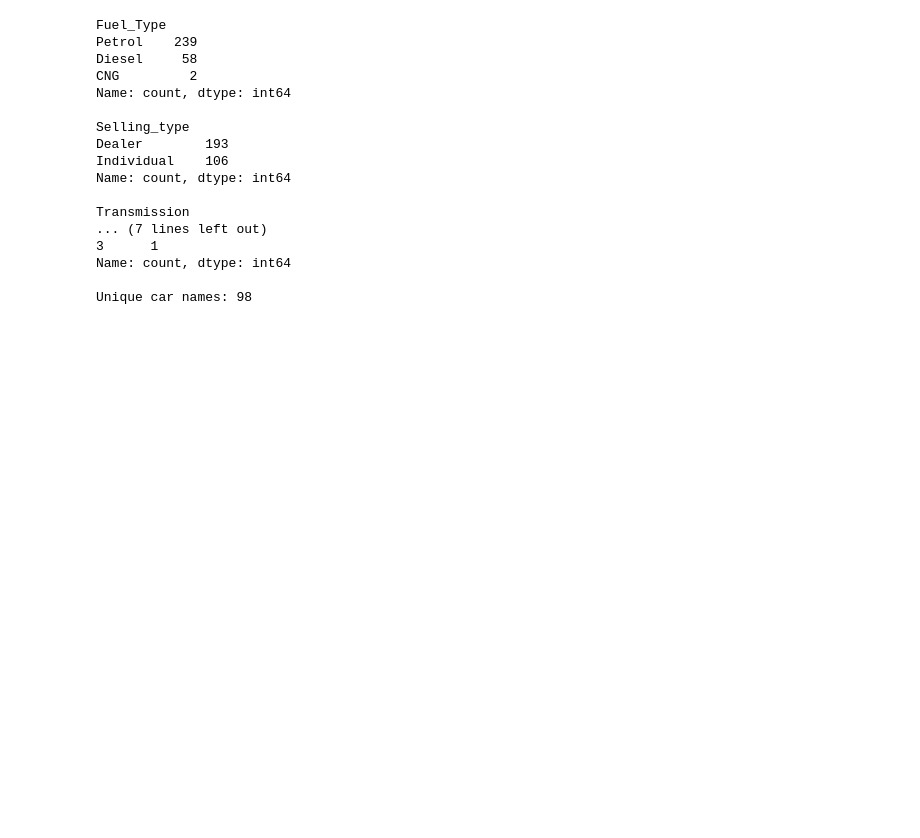
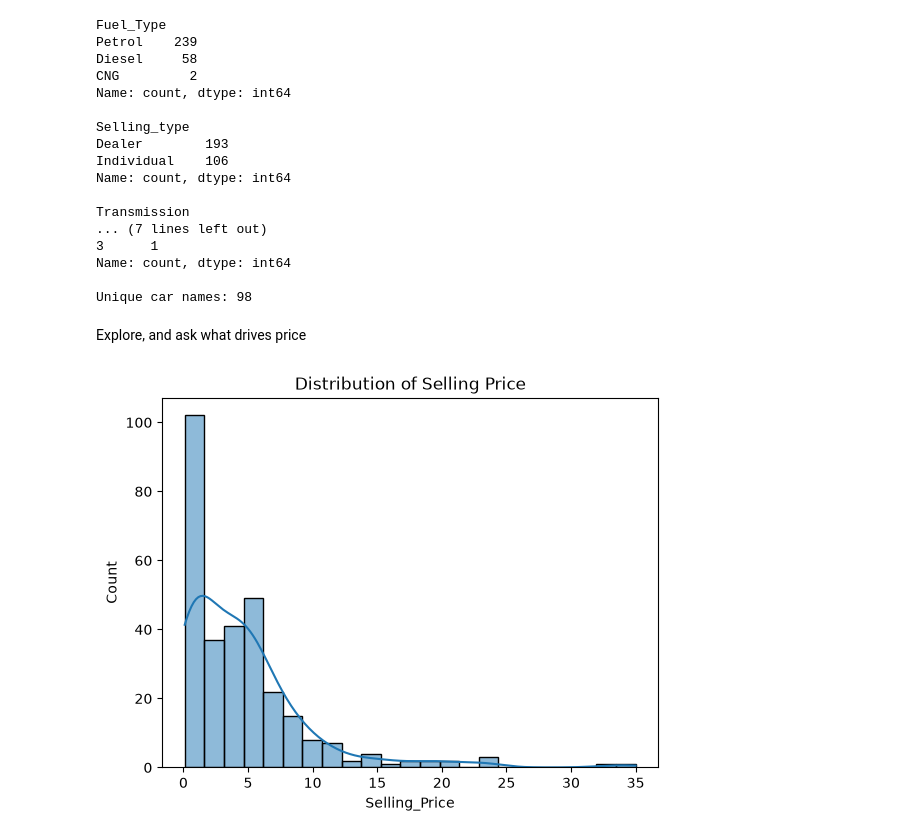
Before and after one commit to Logical883/CodeAlpha_CarPricePrediction, a Jupyter notebook: car_price_prediction.ipynb, the cells around one changed output. Cells and saved outputs as stored; diff of their text form; code cells hidden in the pictures; blank space fills up the shorter version.

```diff
--- a/car_price_prediction.ipynb
+++ b/car_price_prediction.ipynb
@@ -85,3 +85,11 @@ Transmission
 Name: count, dtype: int64
 
 Unique car names: 98
+# %% [markdown]
+Explore, and ask what drives price
+# %%
+sns.histplot(df["Selling_Price"], kde=True)
+plt.title("Distribution of Selling Price")
+plt.show()
+# %% [output]
+[figure, added]
```
Also changed, not shown: parts of 11 cells of this notebook.
